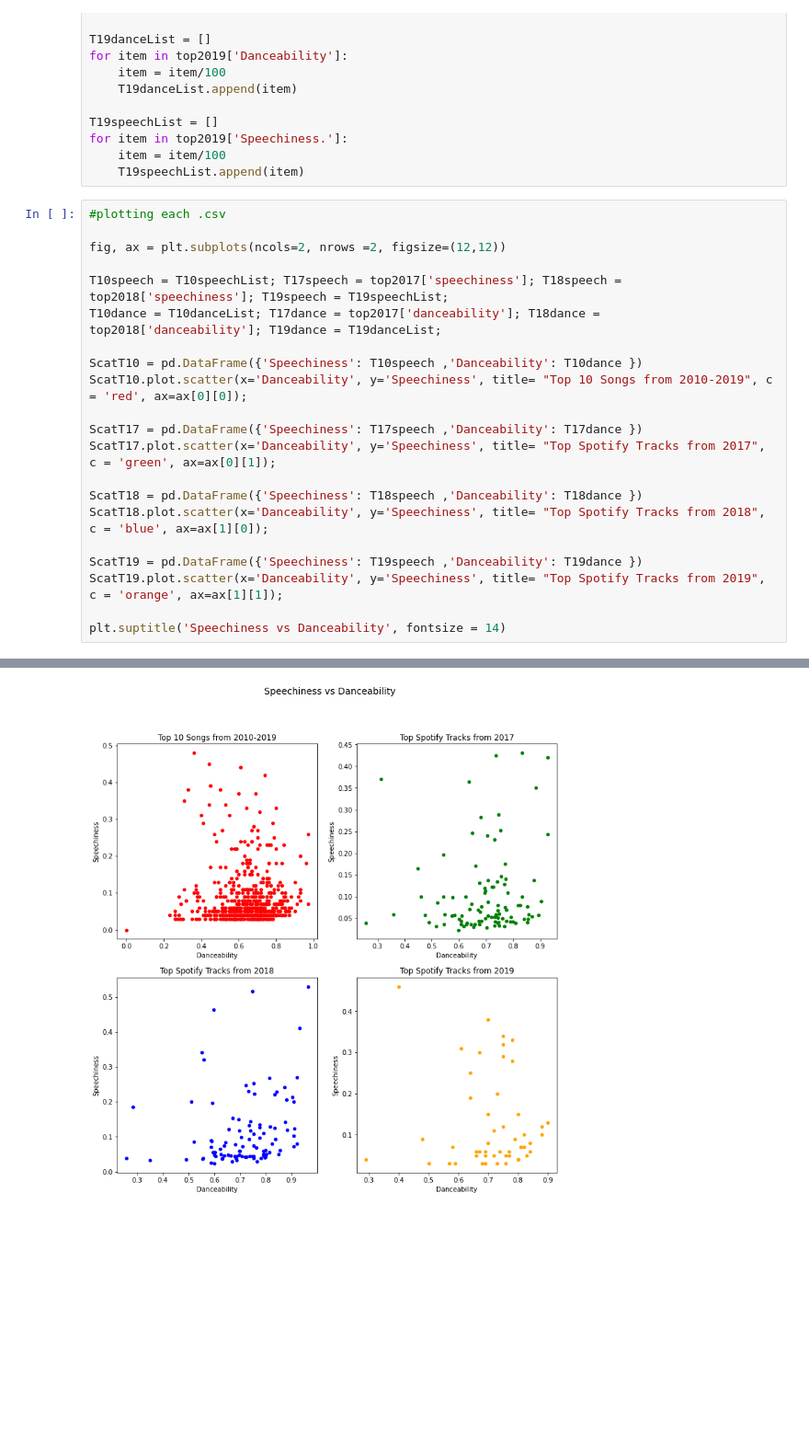
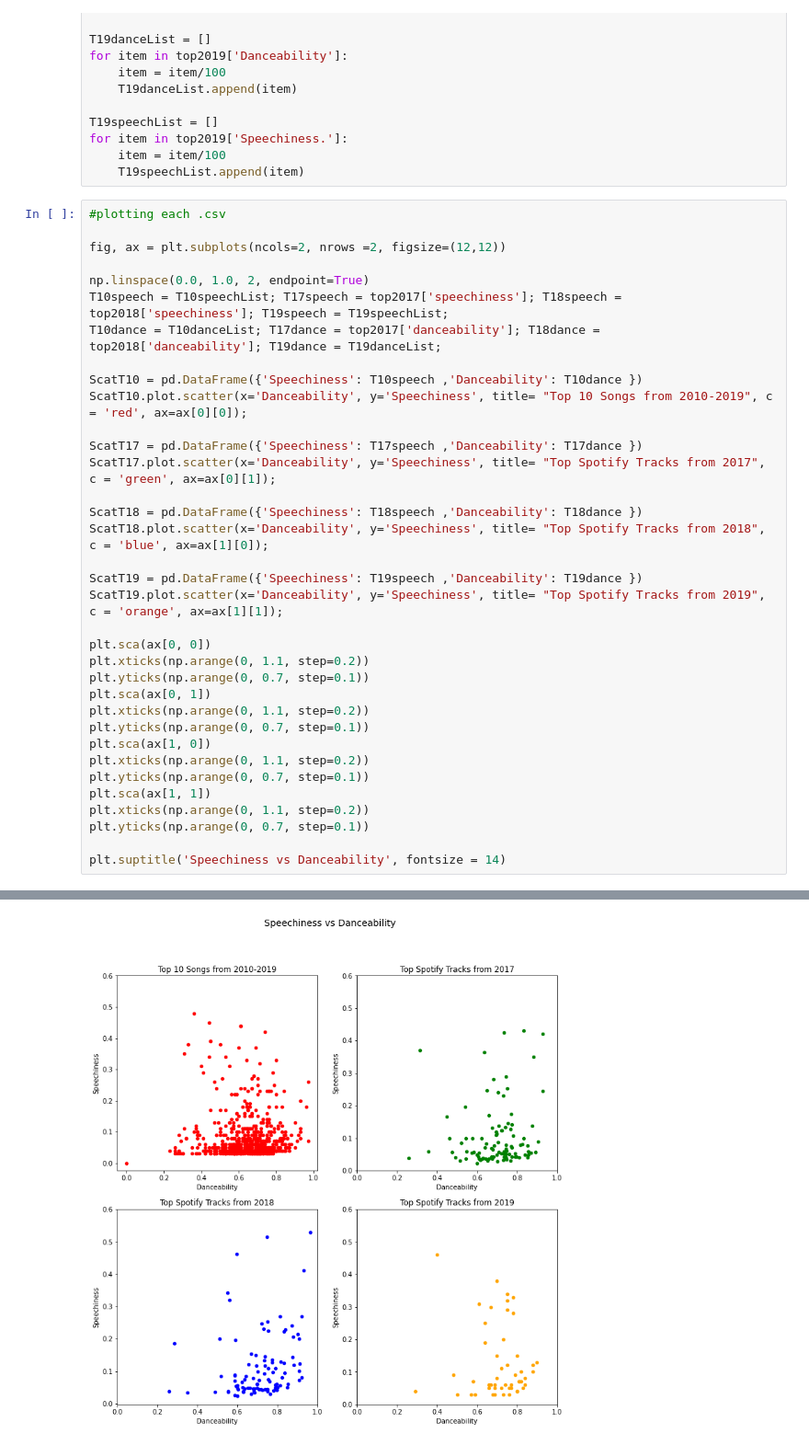
Before and after one commit to christophersarmiento/spotify-analysis, a Jupyter notebook: src/dance_and_speech.ipynb, the cells around one changed output, grey strips where cells are left out. Shown at 92% size. Cells and saved outputs as stored; diff of their text form; blank space fills up the shorter version.

```diff
--- a/src/dance_and_speech.ipynb
+++ b/src/dance_and_speech.ipynb
@@ -36,24 +36,38 @@ for item in top2019['Speechiness.']:
 # %%
 #plotting each .csv
 
 fig, ax = plt.subplots(ncols=2, nrows =2, figsize=(12,12))
 
+np.linspace(0.0, 1.0, 2, endpoint=True)
 T10speech = T10speechList; T17speech = top2017['speechiness']; T18speech = top2018['speechiness']; T19speech = T19speechList;
 T10dance = T10danceList; T17dance = top2017['danceability']; T18dance = top2018['danceability']; T19dance = T19danceList;
 
 ScatT10 = pd.DataFrame({'Speechiness': T10speech ,'Danceability': T10dance })
 ScatT10.plot.scatter(x='Danceability', y='Speechiness', title= "Top 10 Songs from 2010-2019", c = 'red', ax=ax[0][0]);
 
 ScatT17 = pd.DataFrame({'Speechiness': T17speech ,'Danceability': T17dance })
 ScatT17.plot.scatter(x='Danceability', y='Speechiness', title= "Top Spotify Tracks from 2017", c = 'green', ax=ax[0][1]);
 
 ScatT18 = pd.DataFrame({'Speechiness': T18speech ,'Danceability': T18dance })
 ScatT18.plot.scatter(x='Danceability', y='Speechiness', title= "Top Spotify Tracks from 2018", c = 'blue', ax=ax[1][0]);
 
 ScatT19 = pd.DataFrame({'Speechiness': T19speech ,'Danceability': T19dance })
 ScatT19.plot.scatter(x='Danceability', y='Speechiness', title= "Top Spotify Tracks from 2019", c = 'orange', ax=ax[1][1]);
 
+plt.sca(ax[0, 0])
+plt.xticks(np.arange(0, 1.1, step=0.2))
+plt.yticks(np.arange(0, 0.7, step=0.1))
+plt.sca(ax[0, 1])
+plt.xticks(np.arange(0, 1.1, step=0.2))
+plt.yticks(np.arange(0, 0.7, step=0.1))
+plt.sca(ax[1, 0])
+plt.xticks(np.arange(0, 1.1, step=0.2))
+plt.yticks(np.arange(0, 0.7, step=0.1))
+plt.sca(ax[1, 1])
+plt.xticks(np.arange(0, 1.1, step=0.2))
+plt.yticks(np.arange(0, 0.7, step=0.1))
+
 plt.suptitle('Speechiness vs Danceability', fontsize = 14)
 # %% [output]
 Text(0.5, 0.98, 'Speechiness vs Danceability')
-[figure, old version]
+[figure, new version]
```
